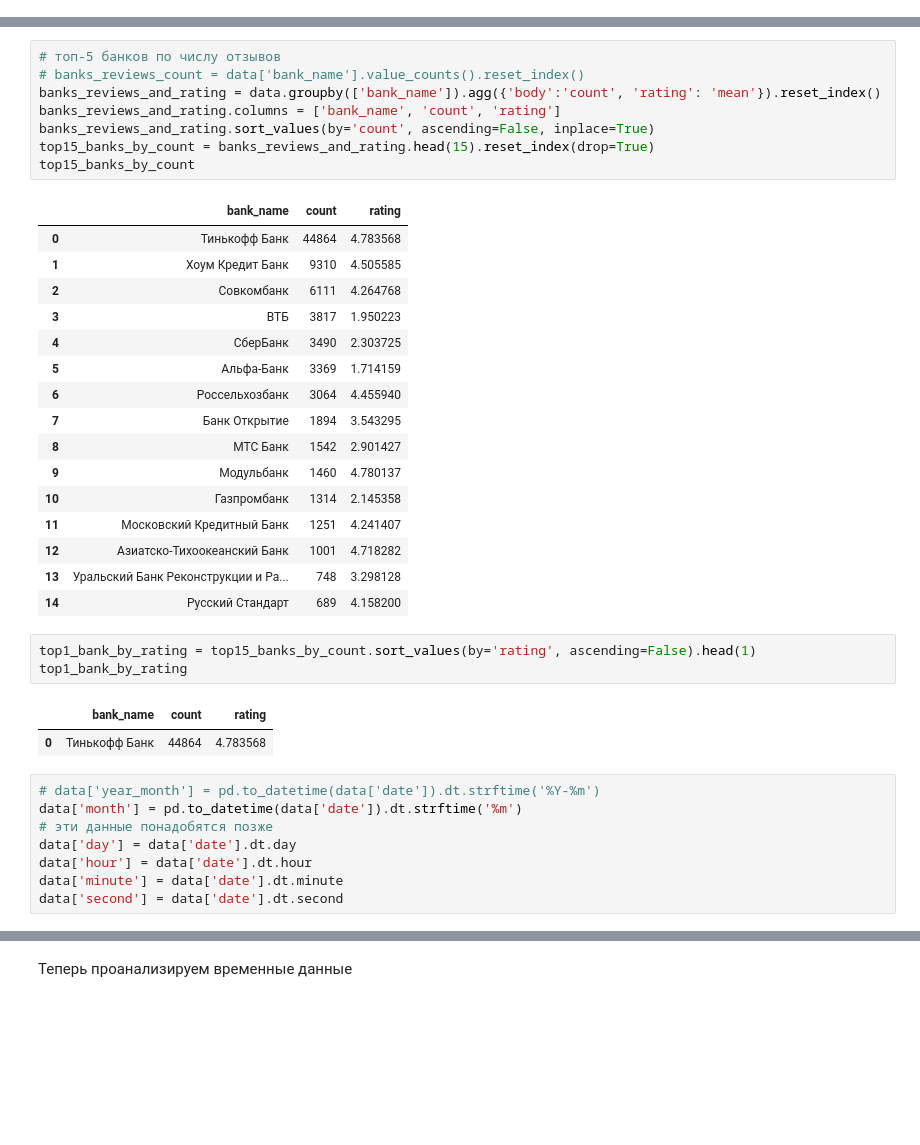
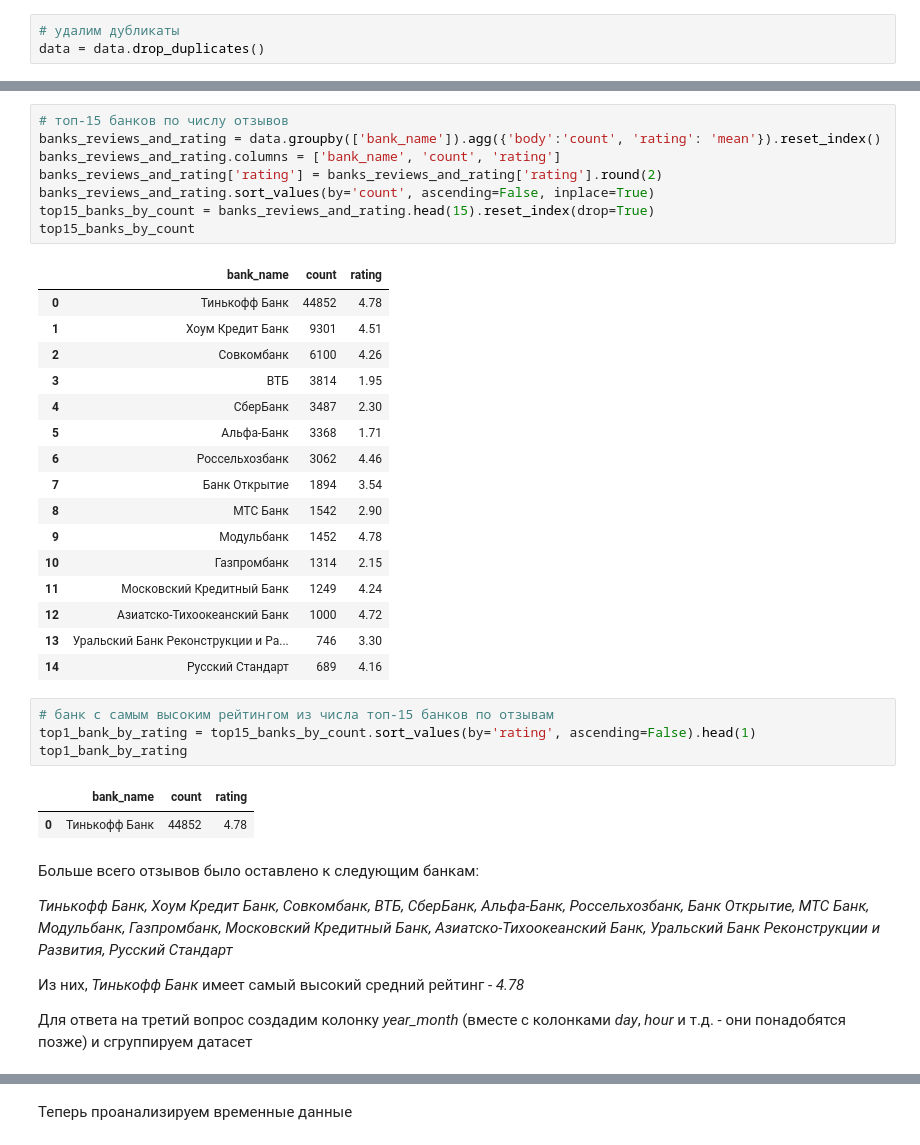
Before and after one commit to maykorablina/test-task-sber-ds-nlp, a Jupyter notebook: test_task.ipynb, the cells around one changed output, grey strips where cells are left out. Cells and saved outputs as stored; diff of their text form; blank space fills up the shorter version.

```diff
--- a/test_task.ipynb
+++ b/test_task.ipynb
@@ -42,0 +80,3 @@ data
+# %%
+# удалим дубликаты
+data = data.drop_duplicates()
@@ -43,39 +88,40 @@ data
 # %%
-# топ-5 банков по числу отзывов
-# banks_reviews_count = data['bank_name'].value_counts().reset_index()
+# топ-15 банков по числу отзывов
 banks_reviews_and_rating = data.groupby(['bank_name']).agg({'body':'count', 'rating': 'mean'}).reset_index()
 banks_reviews_and_rating.columns = ['bank_name', 'count', 'rating']
+banks_reviews_and_rating['rating'] = banks_reviews_and_rating['rating'].round(2)
 banks_reviews_and_rating.sort_values(by='count', ascending=False, inplace=True)
 top15_banks_by_count = banks_reviews_and_rating.head(15).reset_index(drop=True)
 top15_banks_by_count
 # %% [output]
 |  | bank_name | count | rating |
-| 0 | Тинькофф Банк | 44864 | 4.783568 |
-| 1 | Хоум Кредит Банк | 9310 | 4.505585 |
-| 2 | Совкомбанк | 6111 | 4.264768 |
-| 3 | ВТБ | 3817 | 1.950223 |
-| 4 | СберБанк | 3490 | 2.303725 |
-| 5 | Альфа-Банк | 3369 | 1.714159 |
-| 6 | Россельхозбанк | 3064 | 4.455940 |
-| 7 | Банк Открытие | 1894 | 3.543295 |
-| 8 | МТС Банк | 1542 | 2.901427 |
-| 9 | Модульбанк | 1460 | 4.780137 |
-| 10 | Газпромбанк | 1314 | 2.145358 |
-| 11 | Московский Кредитный Банк | 1251 | 4.241407 |
-| 12 | Азиатско-Тихоокеанский Банк | 1001 | 4.718282 |
-| 13 | Уральский Банк Реконструкции и Ра... | 748 | 3.298128 |
-| 14 | Русский Стандарт | 689 | 4.158200 |
+| 0 | Тинькофф Банк | 44852 | 4.78 |
+| 1 | Хоум Кредит Банк | 9301 | 4.51 |
+| 2 | Совкомбанк | 6100 | 4.26 |
+| 3 | ВТБ | 3814 | 1.95 |
+| 4 | СберБанк | 3487 | 2.30 |
+| 5 | Альфа-Банк | 3368 | 1.71 |
+| 6 | Россельхозбанк | 3062 | 4.46 |
+| 7 | Банк Открытие | 1894 | 3.54 |
+| 8 | МТС Банк | 1542 | 2.90 |
+| 9 | Модульбанк | 1452 | 4.78 |
+| 10 | Газпромбанк | 1314 | 2.15 |
+| 11 | Московский Кредитный Банк | 1249 | 4.24 |
+| 12 | Азиатско-Тихоокеанский Банк | 1000 | 4.72 |
+| 13 | Уральский Банк Реконструкции и Ра... | 746 | 3.30 |
+| 14 | Русский Стандарт | 689 | 4.16 |
 # %%
+# банк с самым высоким рейтингом из числа топ-15 банков по отзывам
 top1_bank_by_rating = top15_banks_by_count.sort_values(by='rating', ascending=False).head(1)
 top1_bank_by_rating
 # %% [output]
 |  | bank_name | count | rating |
-| 0 | Тинькофф Банк | 44864 | 4.783568 |
+| 0 | Тинькофф Банк | 44852 | 4.78 |
-# %%
-# data['year_month'] = pd.to_datetime(data['date']).dt.strftime('%Y-%m')
-data['month'] = pd.to_datetime(data['date']).dt.strftime('%m')
-# эти данные понадобятся позже
-data['day'] = data['date'].dt.day
-data['hour'] = data['date'].dt.hour
-data['minute'] = data['date'].dt.minute
-data['second'] = data['date'].dt.second
+# %% [markdown]
+Больше всего отзывов было оставлено к следующим банкам:
+
+*Тинькофф Банк, Хоум Кредит Банк, Совкомбанк, ВТБ, СберБанк, Альфа-Банк, Россельхозбанк, Банк Открытие, МТС Банк, Модульбанк, Газпромбанк, Московский Кредитный Банк, Азиатско-Тихоокеанский Банк, Уральский Банк Реконструкции и Развития, Русский Стандарт*
+
+Из них, *Тинькофф Банк* имеет самый высокий средний рейтинг - *4.78*
+
+Для ответа на третий вопрос создадим колонку *year_month* (вместе с колонками *day*, *hour* и т.д. - они понадобятся позже) и сгруппируем датасет
```
Also changed, not shown: parts of 25 cells of this notebook.
